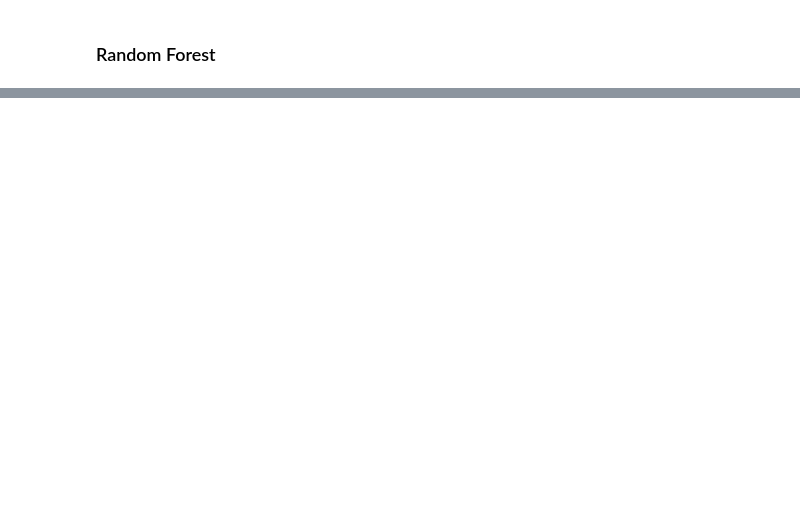
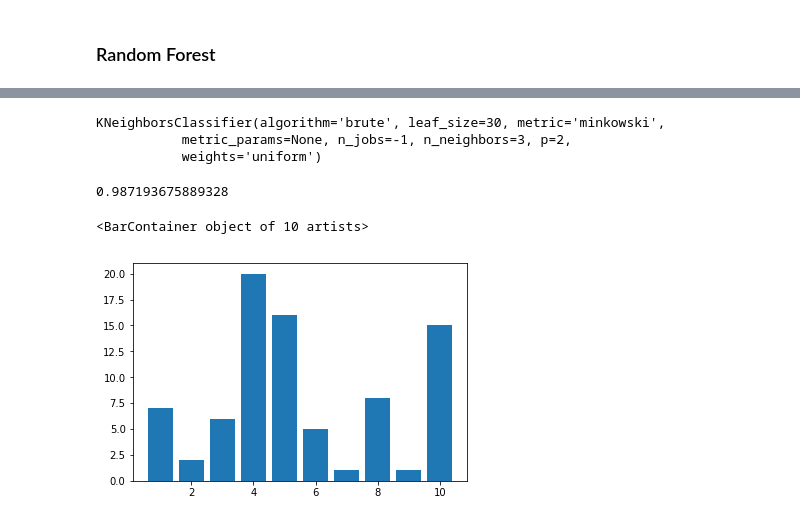
Before and after one commit to Copete/CS181_P3_dualspace, a Jupyter notebook: Junran/feature_selection.ipynb, the cells around one changed output, grey strips where cells are left out. Cells and saved outputs as stored; diff of their text form; code cells hidden in the pictures; blank space fills up the shorter version.

Commit message:
Misclassified Labels

```diff
--- a/Junran/feature_selection.ipynb
+++ b/Junran/feature_selection.ipynb
@@ -175,0 +250,28 @@ df.to_csv('sample_result.csv', index=False, header=['Id', 'Prediction'])
+# %%
+KNN = KNeighborsClassifier(n_neighbors=3, algorithm='brute', n_jobs=-1)
+# %%
+X_train_tmp = np.hstack([X_train_mfcc, X_train_mfcc_std])
+X_test_tmp = np.hstack([X_test_mfcc, X_test_mfcc_std])
+# %%
+KNN.fit(X_train_tmp, y_train_flattened)
+# %% [output]
+KNeighborsClassifier(algorithm='brute', leaf_size=30, metric='minkowski',
+           metric_params=None, n_jobs=-1, n_neighbors=3, p=2,
+           weights='uniform')
+# %%
+KNN.score(X_train_tmp, y_train_flattened)
+# %% [output]
+0.987193675889328
+# %%
+y_hat = KNN.predict(X_train_tmp)
+# %%
+diff = 1 - (y_train_flattened==y_hat).astype(int)
+wrong_labels = np.multiply(diff, (y_train_flattened+1))
+unique, counts = np.unique(wrong_labels, return_counts=True)
+wrong_label_counts = dict(zip(unique, counts))
+del wrong_label_counts[0]
+wrong_label_counts
+plt.bar(wrong_label_counts.keys(), wrong_label_counts.values())
+# %% [output]
+<BarContainer object of 10 artists>
+[figure, added]
```
Also changed, not shown: parts of 44 cells of this notebook.
